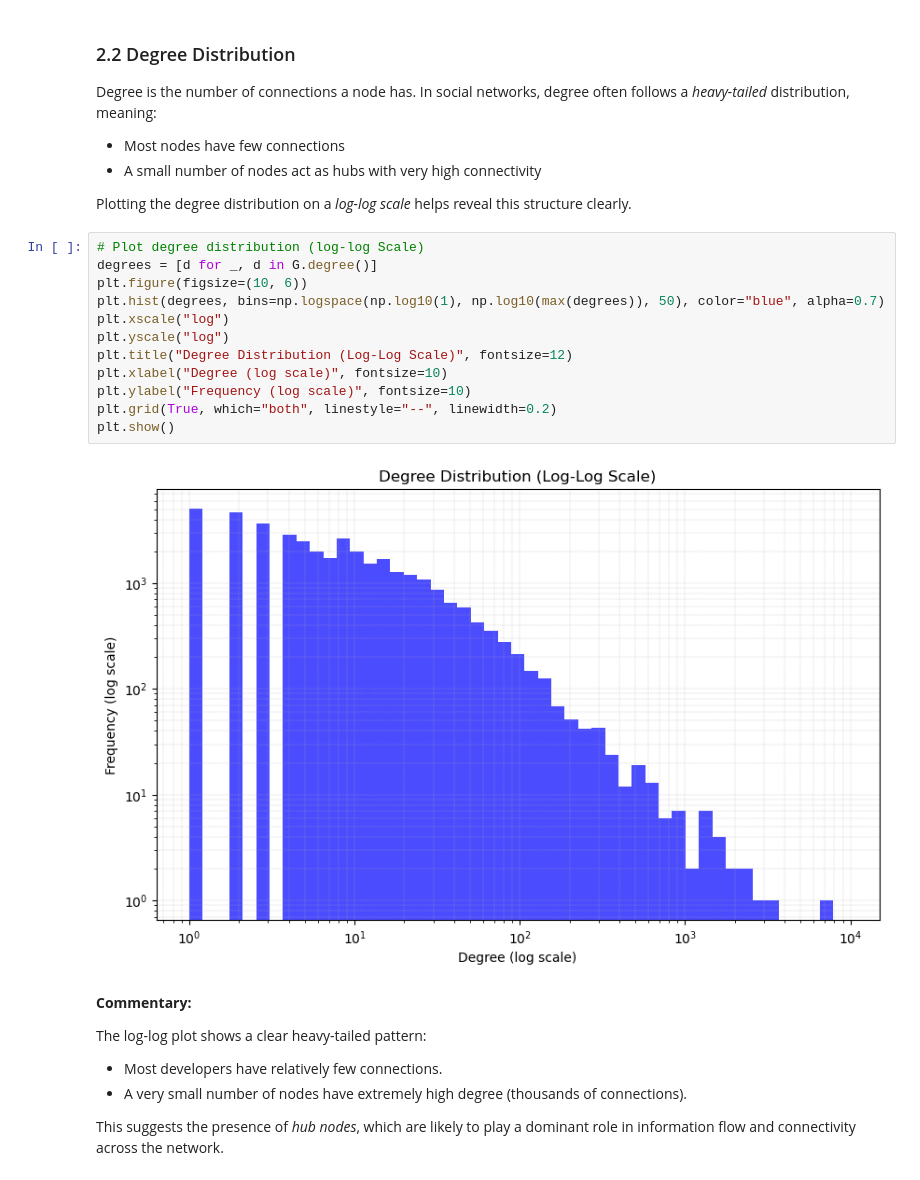
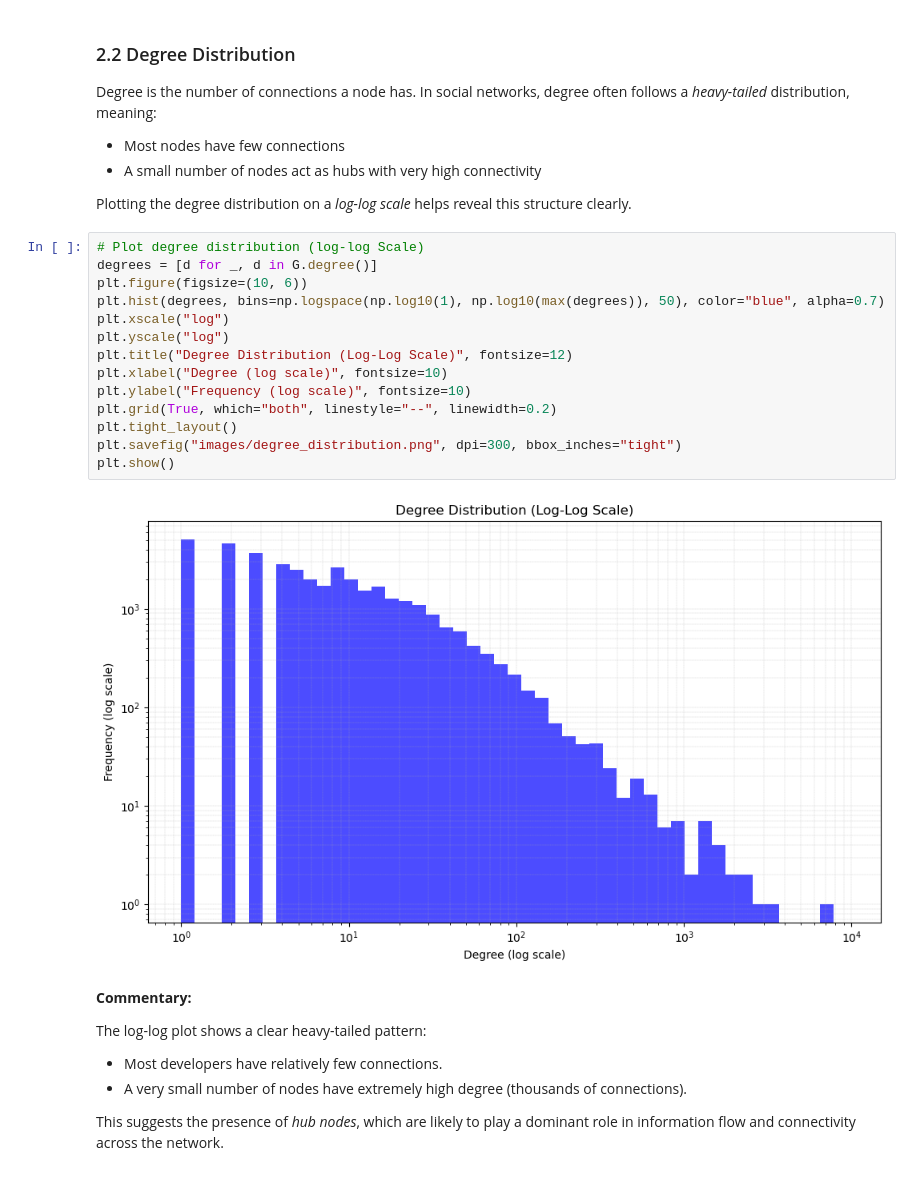
Before and after one commit to abfazal1/github-network-analysis, a Jupyter notebook: github_network_analysis.ipynb, the cells around one changed output. Saved outputs shown, nothing was run; the diff lists cells and outputs as text.

Commit message:
Update README, add images folder, and minor changes to Notebook.

```diff
--- a/github_network_analysis.ipynb
+++ b/github_network_analysis.ipynb
@@ -222,17 +230,19 @@ Plotting the degree distribution on a *log-log scale* helps reveal this structur
 # %%
 # Plot degree distribution (log-log Scale)
 degrees = [d for _, d in G.degree()]
 plt.figure(figsize=(10, 6))
 plt.hist(degrees, bins=np.logspace(np.log10(1), np.log10(max(degrees)), 50), color="blue", alpha=0.7)
 plt.xscale("log")
 plt.yscale("log")
 plt.title("Degree Distribution (Log-Log Scale)", fontsize=12)
 plt.xlabel("Degree (log scale)", fontsize=10)
 plt.ylabel("Frequency (log scale)", fontsize=10)
 plt.grid(True, which="both", linestyle="--", linewidth=0.2)
+plt.tight_layout()
+plt.savefig("images/degree_distribution.png", dpi=300, bbox_inches="tight")
 plt.show()
 # %% [output]
-[figure, old version]
+[figure, new version]
 # %% [markdown]
 **Commentary:**
 
```
Also changed, not shown: parts of 23 cells of this notebook, 13 other files.
